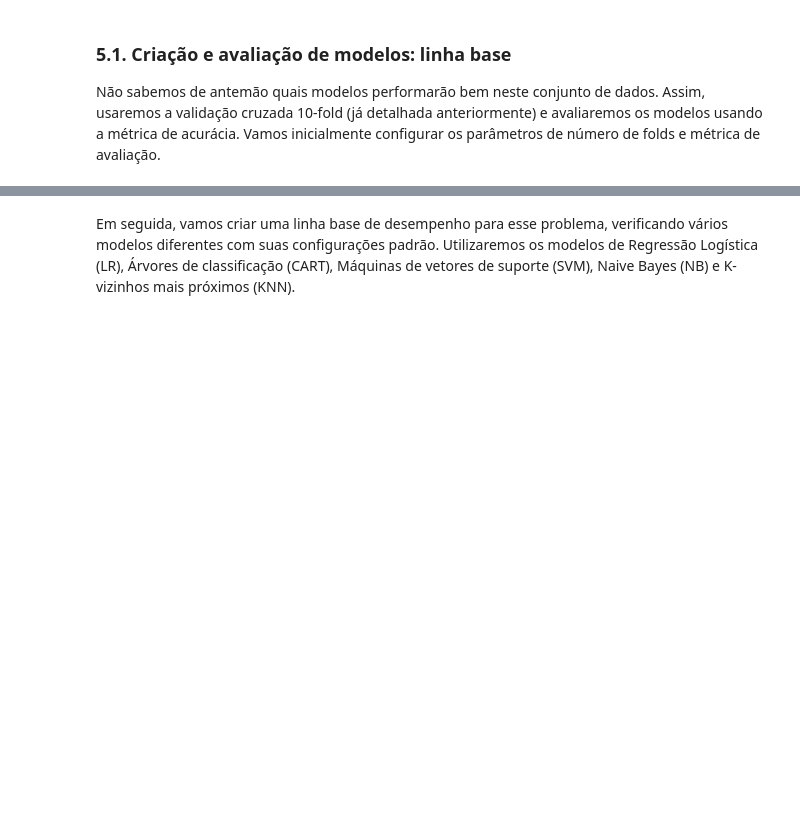
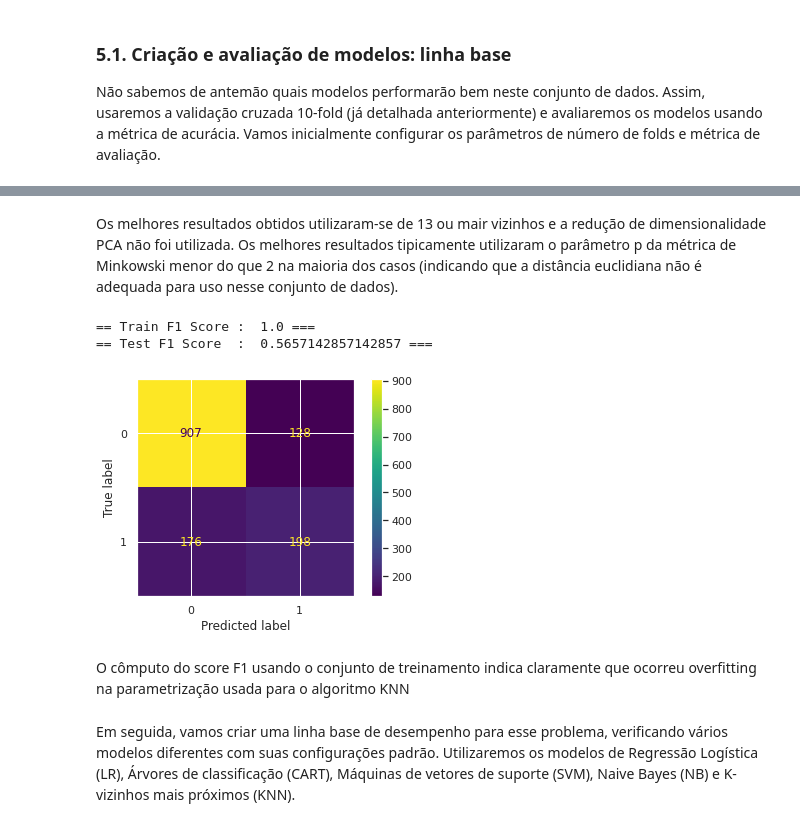
Before and after one commit to itaborai83/ecd221-ML-trabalho, a Jupyter notebook: ML_7_Projeto_completo_de_Classificação_Binária_Telco_Churn.ipynb, the cells around one changed output, grey strips where cells are left out. Drawn from its saved outputs; the diff is of its cells as text; code cells hidden in the pictures; blank space fills up the shorter version.

```diff
--- a/ML_7_Projeto_completo_de_Classificação_Binária_Telco_Churn.ipynb
+++ b/ML_7_Projeto_completo_de_Classificação_Binária_Telco_Churn.ipynb
@@ -936,3 +1168,24 @@ kfold = StratifiedKFold(
+# %% [markdown]
+Os melhores resultados obtidos utilizaram-se de 13 ou mair vizinhos e a redução de dimensionalidade PCA não foi utilizada. Os melhores resultados tipicamente utilizaram o parâmetro p da métrica de Minkowski menor do que 2 na maioria dos casos (indicando que a distância euclidiana não é adequada para uso nesse conjunto de dados).
+# %%
+y_train_hat = knn_grid.best_estimator_.predict(X_train)
+y_test_hat = knn_grid.best_estimator_.predict(X_test)
+train_score = f1_score(y_train, y_train_hat)
+test_score = f1_score(y_test, y_test_hat)
+print(f"== Train F1 Score :  {train_score} ===")
+print(f"== Test F1 Score  :  {test_score} ===")
+plot_confusion_matrix(
+    knn_grid.best_estimator_
+,   X_test
+,   y_test
+)
+plt.show()
+# %% [output]
+== Train F1 Score :  1.0 ===
+== Test F1 Score  :  0.5657142857142857 ===
+[figure, added]
+# %% [markdown]
+O cômputo do score F1 usando o conjunto de treinamento indica claramente que ocorreu overfitting na parametrização usada para o algoritmo KNN
 # %% [markdown]
 Em seguida, vamos criar uma linha base de desempenho para esse problema, verificando vários modelos diferentes com suas configurações padrão. Utilizaremos os modelos de Regressão Logística (LR), Árvores de classificação (CART), Máquinas de vetores de suporte (SVM), Naive Bayes (NB) e K-vizinhos mais próximos (KNN).
 # %%
```
Also changed, not shown: parts of 17 cells of this notebook.
